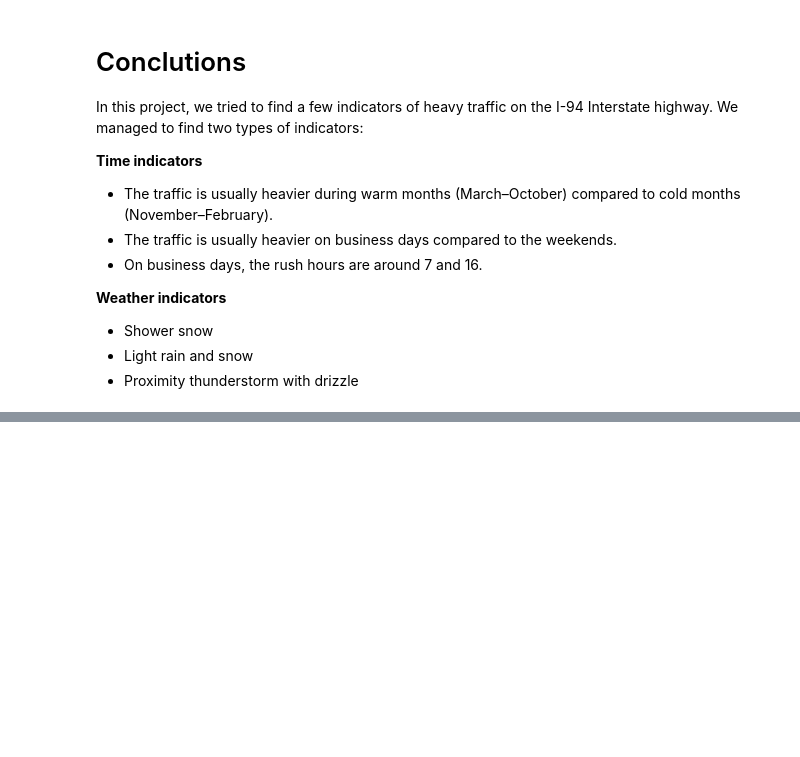
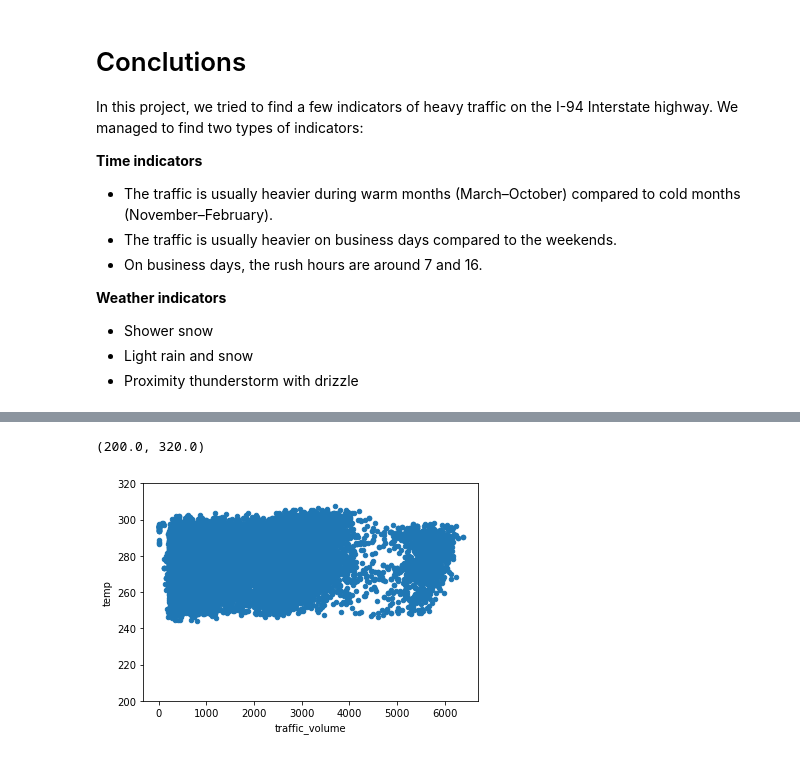
Before and after one commit to aguirredaniel/dataquest-projects, a Jupyter notebook: Finding_Heavy_Traffic_Indicators_I-94/Finding Heavy Traffic Indicators on I-94.ipynb, the cells around one changed output, grey strips where cells are left out. Drawn from its saved outputs; the diff is of its cells as text; code cells hidden in the pictures; blank space fills up the shorter version.

```diff
--- a/Finding_Heavy_Traffic_Indicators_I-94/Finding Heavy Traffic Indicators on I-94.ipynb
+++ b/Finding_Heavy_Traffic_Indicators_I-94/Finding Heavy Traffic Indicators on I-94.ipynb
@@ -446,0 +501,6 @@ In this project, we tried to find a few indicators of heavy traffic on the I-94
+# %%
+nighttime.plot.scatter('traffic_volume', 'temp')
+plt.ylim(200, 320)
+# %% [output]
+(200.0, 320.0)
+[figure, added]
```
Also changed, not shown: parts of 19 cells of this notebook.
